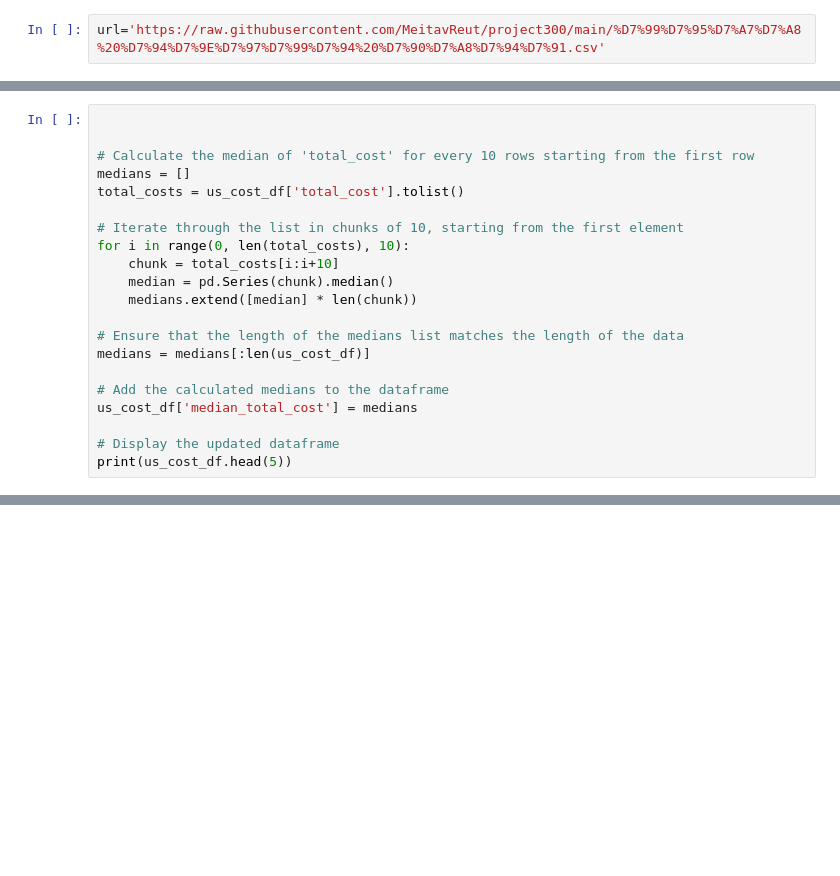
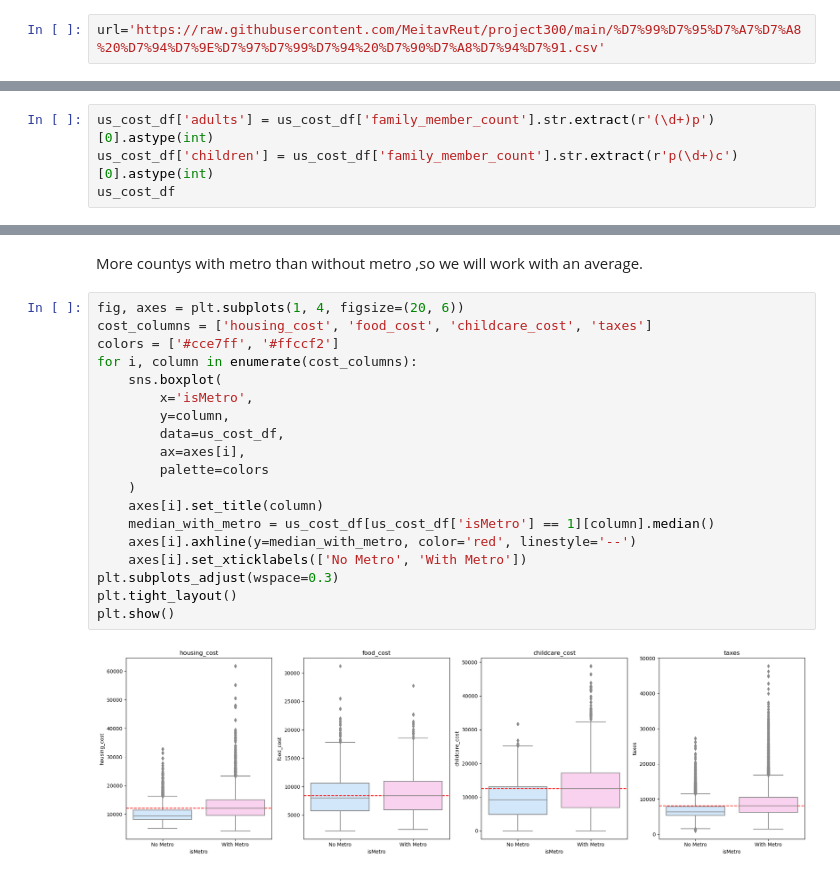
Before and after one commit to MeitavReut/project300, a Jupyter notebook: פרויקט ניתוח נתונים חדש .ipynb, the cells around one changed output, grey strips where cells are left out. Saved outputs shown, nothing was run; the diff lists cells and outputs as text; blank space fills up the shorter version.

```diff
--- a/פרויקט ניתוח נתונים חדש .ipynb
+++ b/פרויקט ניתוח נתונים חדש .ipynb
@@ -551,21 +25,0 @@ plt.show()
-# %%
-
-
-# Calculate the median of 'total_cost' for every 10 rows starting from the first row
-medians = []
-total_costs = us_cost_df['total_cost'].tolist()
-
-# Iterate through the list in chunks of 10, starting from the first element
-for i in range(0, len(total_costs), 10):
-    chunk = total_costs[i:i+10]
-    median = pd.Series(chunk).median()
-    medians.extend([median] * len(chunk))
-
-# Ensure that the length of the medians list matches the length of the data
-medians = medians[:len(us_cost_df)]
-
-# Add the calculated medians to the dataframe
-us_cost_df['median_total_cost'] = medians
-
-# Display the updated dataframe
-print(us_cost_df.head(5))
@@ -722,0 +97,4 @@ plt.show()
+# %%
+us_cost_df['adults'] = us_cost_df['family_member_count'].str.extract(r'(\d+)p')[0].astype(int)
+us_cost_df['children'] = us_cost_df['family_member_count'].str.extract(r'p(\d+)c')[0].astype(int)
+us_cost_df
@@ -722,0 +134,24 @@ plt.show()
+# %% [markdown]
+
+More countys with metro than without metro ,so we will work with an average.
+# %%
+fig, axes = plt.subplots(1, 4, figsize=(20, 6))
+cost_columns = ['housing_cost', 'food_cost', 'childcare_cost', 'taxes']
+colors = ['#cce7ff', '#ffccf2']
+for i, column in enumerate(cost_columns):
+    sns.boxplot(
+        x='isMetro',
+        y=column,
+        data=us_cost_df,
+        ax=axes[i],
+        palette=colors
+    )
+    axes[i].set_title(column)
+    median_with_metro = us_cost_df[us_cost_df['isMetro'] == 1][column].median()
+    axes[i].axhline(y=median_with_metro, color='red', linestyle='--')
+    axes[i].set_xticklabels(['No Metro', 'With Metro'])
+plt.subplots_adjust(wspace=0.3)
+plt.tight_layout()
+plt.show()
+# %% [output]
+[figure, added]
```
Also changed, not shown: parts of 85 cells of this notebook.
